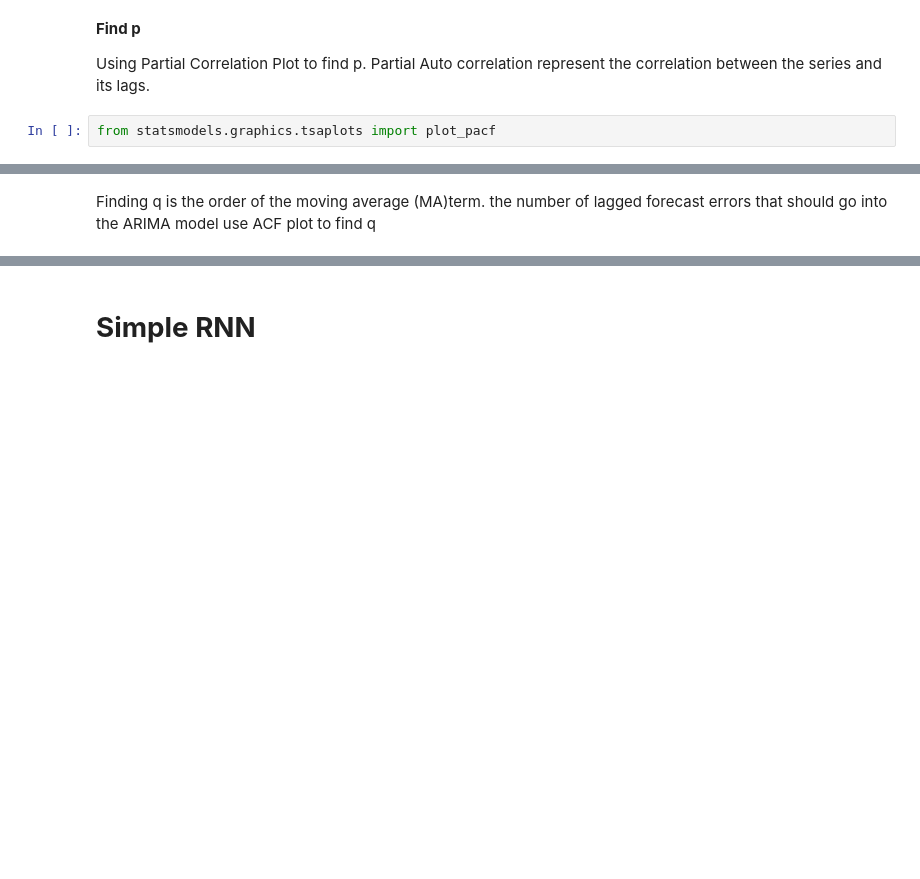
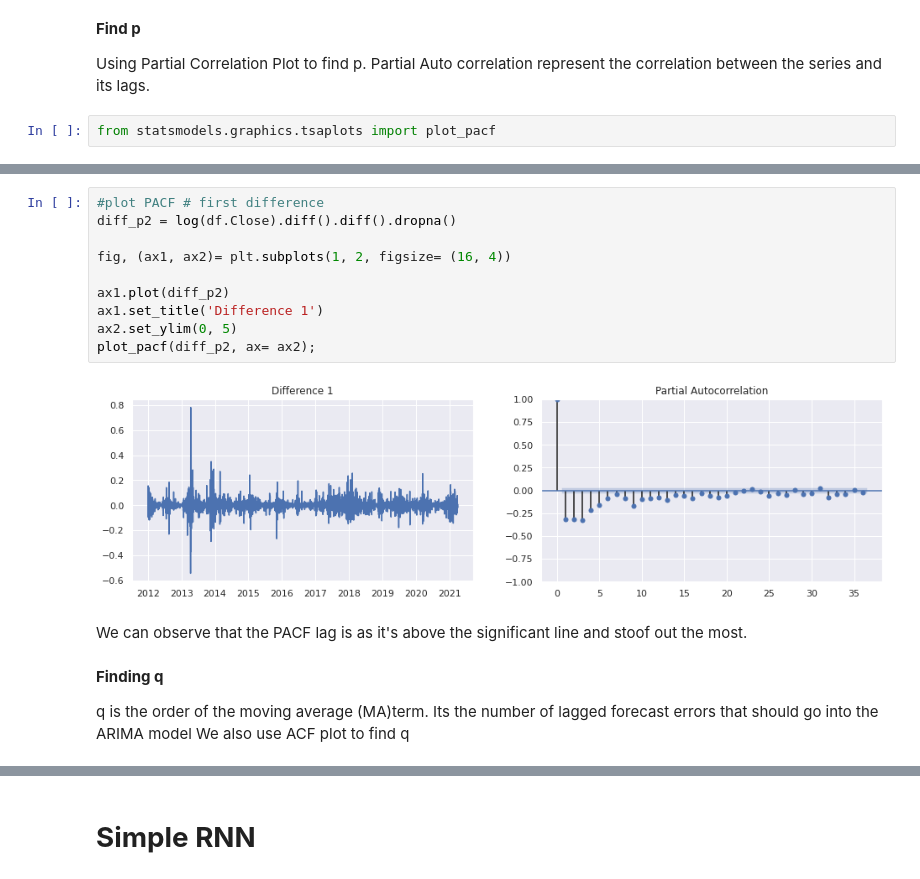
Before and after one commit to zhouchun0105/BA780-project, a Jupyter notebook: Bitcoin_Price_and_its_Movement_Direction_Prediction_2.ipynb, the cells around one changed output, grey strips where cells are left out. Drawn from its saved outputs; the diff is of its cells as text; blank space fills up the shorter version.

```diff
--- a/Bitcoin_Price_and_its_Movement_Direction_Prediction_2.ipynb
+++ b/Bitcoin_Price_and_its_Movement_Direction_Prediction_2.ipynb
@@ -392,5 +426,21 @@ plot_pacf(diff, ax= ax2);
+# %%
+#plot PACF # first difference
+diff_p2 = log(df.Close).diff().diff().dropna()
+
+fig, (ax1, ax2)= plt.subplots(1, 2, figsize= (16, 4))
+
+ax1.plot(diff_p2)
+ax1.set_title('Difference 1')
+ax2.set_ylim(0, 5)
+plot_pacf(diff_p2, ax= ax2);
+# %% [output]
+[figure, added]
+# %% [markdown]
+We can observe that the PACF lag is as it's above the significant line and stoof out the most.
 # %% [markdown]
-Finding q is the order of the moving average (MA)term.
-the number of lagged forecast errors that should go into the ARIMA model
-use ACF plot to find q
+**Finding q**
+
+q is the order of the moving average (MA)term.
+Its the number of lagged forecast errors that should go into the ARIMA model
+We also use ACF plot to find q
 # %%
```
Also changed, not shown: parts of 44 cells of this notebook.
